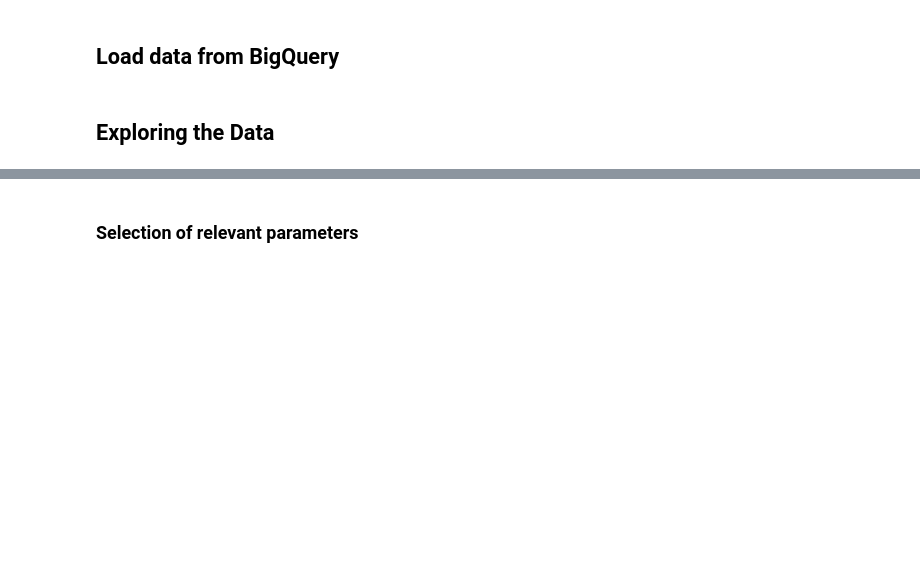
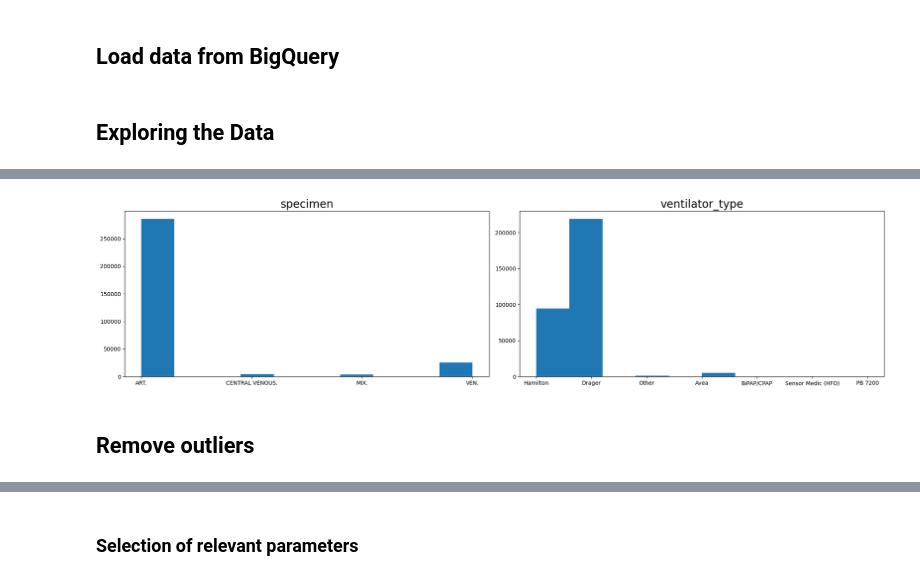
Before and after one commit to gokullan/early-ARDS-prediction, a Jupyter notebook: Early_Prediction_of_ARDS.ipynb, the cells around one changed output, grey strips where cells are left out. Saved outputs shown, nothing was run; the diff lists cells and outputs as text; code cells hidden in the pictures; blank space fills up the shorter version.

```diff
--- a/Early_Prediction_of_ARDS.ipynb
+++ b/Early_Prediction_of_ARDS.ipynb
@@ -70,0 +159,24 @@ display_col_names(get_categorical_cols(columns))
+# %%
+categorical_cols = [
+    'specimen',
+    'ventilator_type'
+]
+# %%
+def display_categorical_cols_freq(cols):
+  n = len(cols)
+  rows = math.ceil(n / 3)
+  plot_count = 1
+  plt.figure(figsize=(30, 5 * rows))
+  for idx in range(n):
+    data = dataset[cols[idx]].dropna().values
+    plt.subplot(rows, 3, plot_count)
+    plt.hist(data)
+    plt.title(cols[idx], fontsize=20)
+    plot_count += 1
+  plt.tight_layout()
+
+display_categorical_cols_freq(categorical_cols)
+# %% [output]
+[figure, added]
+# %% [markdown]
+## Remove outliers
```
Also changed, not shown: parts of 75 cells of this notebook.
